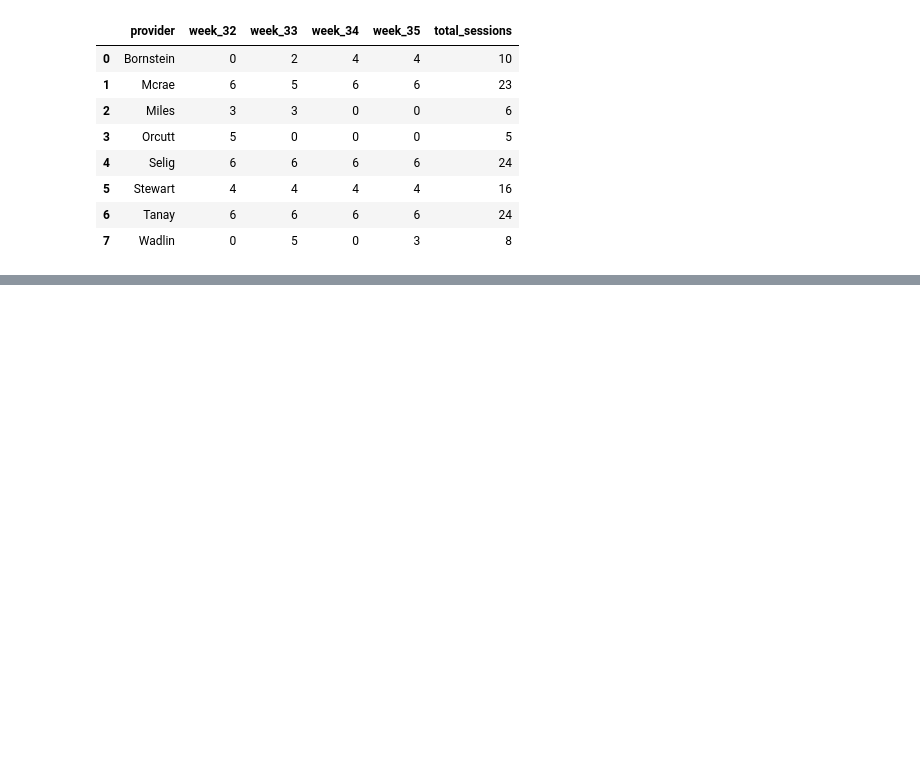
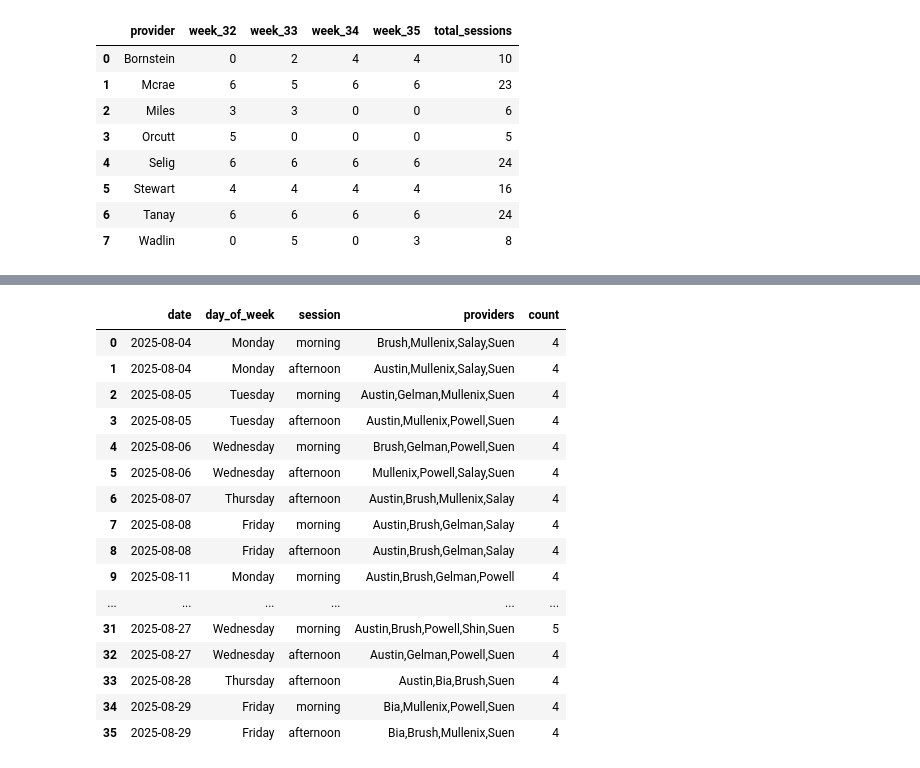
Before and after one commit to xavier-orcutt/chinle-primarycare-scheduler, a Jupyter notebook: notebooks/august_schedule.ipynb, the cells around one changed output, grey strips where cells are left out. Cells and saved outputs as stored; diff of their text form; code cells hidden in the pictures; blank space fills up the shorter version.

```diff
--- a/notebooks/august_schedule.ipynb
+++ b/notebooks/august_schedule.ipynb
@@ -176,0 +217,12 @@ solution_status
+# %%
+schedule_df, provider_summary_df, solution_status = create_fp_schedule(
+    config_path = '../config/family_practice.yml',
+    leave_requests_path = '../data/leave_requests.csv',
+    inpatient_path = '../data/inpatient.csv',
+    peds_schedule_path = '../output/august/pediatrics/schedule_df.csv',
+    start_date = date(2025, 8, 4),
+    end_date = date(2025, 8, 29),
+    min_staffing_search = True,
+    initial_min_providers = 4,
+    random_seed = 42
+)
@@ -176,0 +239,21 @@ solution_status
+# %%
+schedule_df.to_csv('../output/august/family_practice/schedule_df.csv', index = False)
+schedule_df
+# %% [output]
+|  | date | day_of_week | session | providers | count |
+| 0 | 2025-08-04 | Monday | morning | Brush,Mullenix,Salay,Suen | 4 |
+| 1 | 2025-08-04 | Monday | afternoon | Austin,Mullenix,Salay,Suen | 4 |
+| 2 | 2025-08-05 | Tuesday | morning | Austin,Gelman,Mullenix,Suen | 4 |
+| 3 | 2025-08-05 | Tuesday | afternoon | Austin,Mullenix,Powell,Suen | 4 |
+| 4 | 2025-08-06 | Wednesday | morning | Brush,Gelman,Powell,Suen | 4 |
+| 5 | 2025-08-06 | Wednesday | afternoon | Mullenix,Powell,Salay,Suen | 4 |
+| 6 | 2025-08-07 | Thursday | afternoon | Austin,Brush,Mullenix,Salay | 4 |
+| 7 | 2025-08-08 | Friday | morning | Austin,Brush,Gelman,Salay | 4 |
+| 8 | 2025-08-08 | Friday | afternoon | Austin,Brush,Gelman,Salay | 4 |
+| 9 | 2025-08-11 | Monday | morning | Austin,Brush,Gelman,Powell | 4 |
+| ... | ... | ... | ... | ... | ... |
+| 31 | 2025-08-27 | Wednesday | morning | Austin,Brush,Powell,Shin,Suen | 5 |
+| 32 | 2025-08-27 | Wednesday | afternoon | Austin,Gelman,Powell,Suen | 4 |
+| 33 | 2025-08-28 | Thursday | afternoon | Austin,Bia,Brush,Suen | 4 |
+| 34 | 2025-08-29 | Friday | morning | Bia,Mullenix,Powell,Suen | 4 |
+| 35 | 2025-08-29 | Friday | afternoon | Bia,Brush,Mullenix,Suen | 4 |
```
Also changed, not shown: parts of 23 cells of this notebook, 8 other files.
